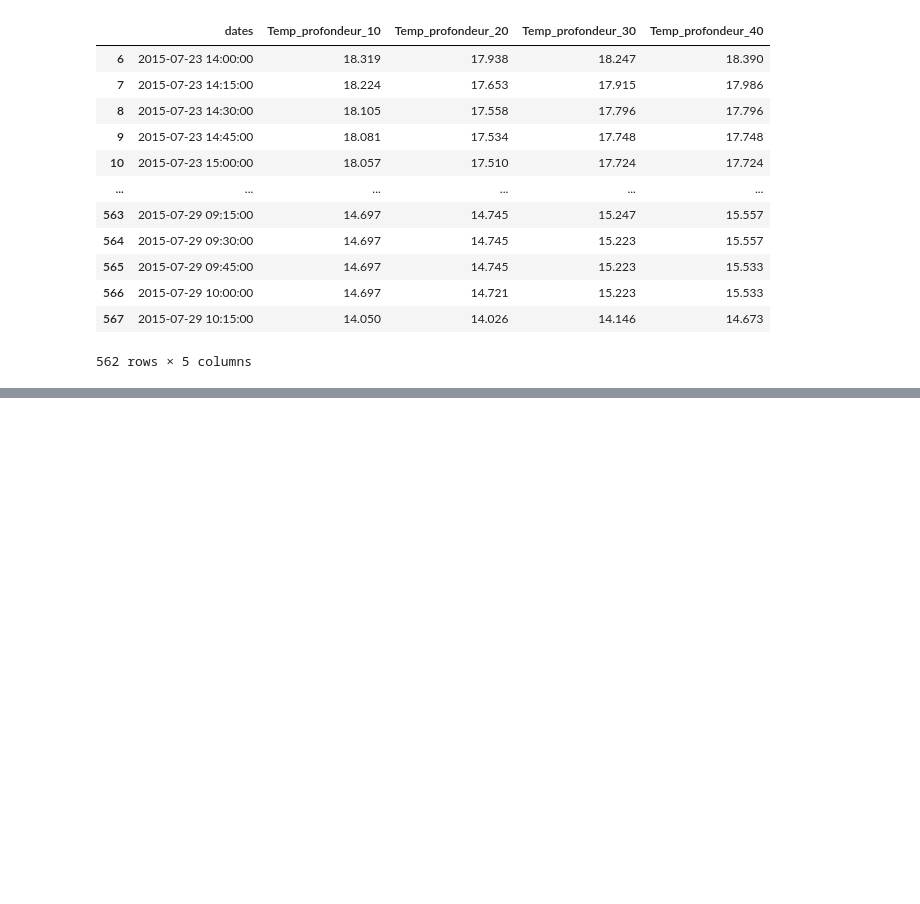
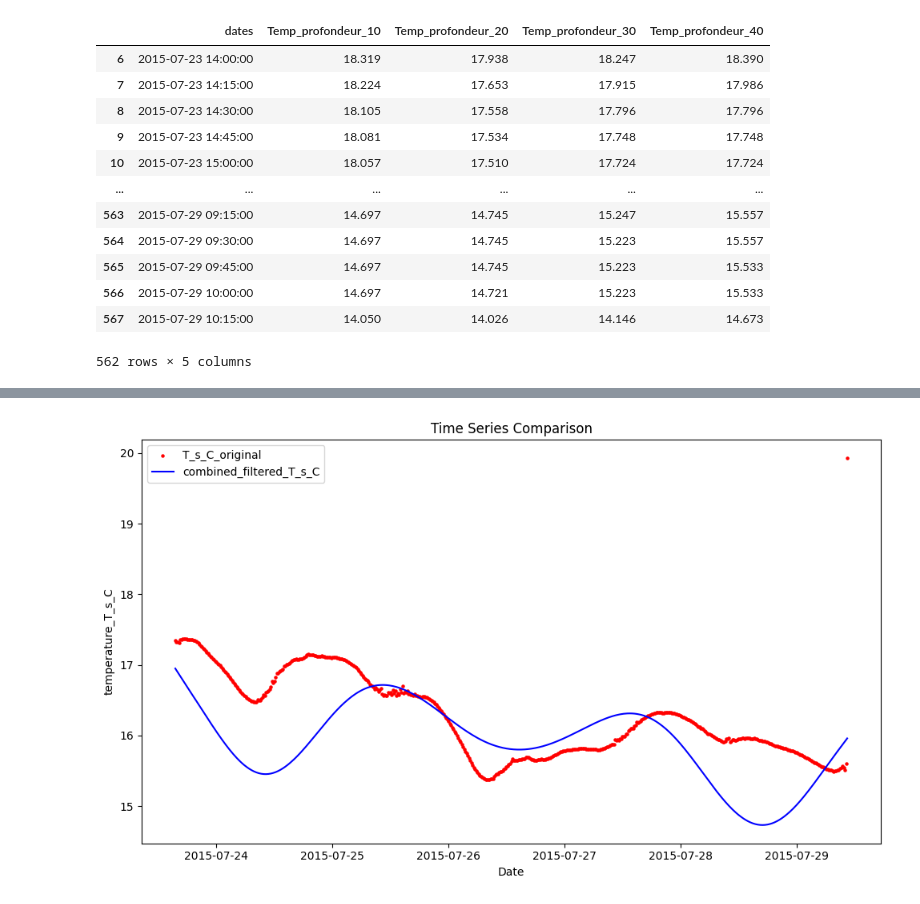
Before and after one commit to Lauredesorgues/MOLONARI_projet_3-, a Jupyter notebook: traitement_data_molonari_12-10_Laure.ipynb, the cells around one changed output, grey strips where cells are left out. Saved outputs shown, nothing was run; the diff lists cells and outputs as text; code cells hidden in the pictures; blank space fills up the shorter version.

```diff
--- a/traitement_data_molonari_12-10_Laure.ipynb
+++ b/traitement_data_molonari_12-10_Laure.ipynb
@@ -264,0 +393,27 @@ data[0]['temperature2']
+# %%
+# Combination of two-way-filtered signal with weight fonction
+
+L = len(data_to_filter)
+weight = np.zeros(L)
+combined_filtered_signal = np.zeros(L)
+
+a = 1.0 / L
+for i in range(L):
+    weight[i] = i * a
+
+for i in range(L):
+    combined_filtered_signal[i] = forward_filtered_signal[i] * weight[i] + backward_filtered_signal[i] * (1-weight[i])
+
+combined_filtered_T_s_C = pd.DataFrame({'combined_filtered_temperature_stream': combined_filtered_signal, 'dates': T_s_C['dates']})
+fig, ax = plt.subplots(figsize=(10, 6))
+ax.scatter(T_s_C["dates"], T_s_C["temperature_stream"], color="red", label="T_s_C_original", s=5)
+ax.plot(combined_filtered_T_s_C["dates"], combined_filtered_T_s_C["combined_filtered_temperature_stream"], color="blue", label="combined_filtered_T_s_C")
+ax.set_xlabel("Date")
+ax.set_ylabel("temperature_T_s_C")
+ax.set_title("Time Series Comparison")
+ax.legend()
+
+plt.tight_layout()
+plt.show()
+# %% [output]
+[figure, added]
```
Also changed, not shown: parts of 16 cells of this notebook, 23 other files.
